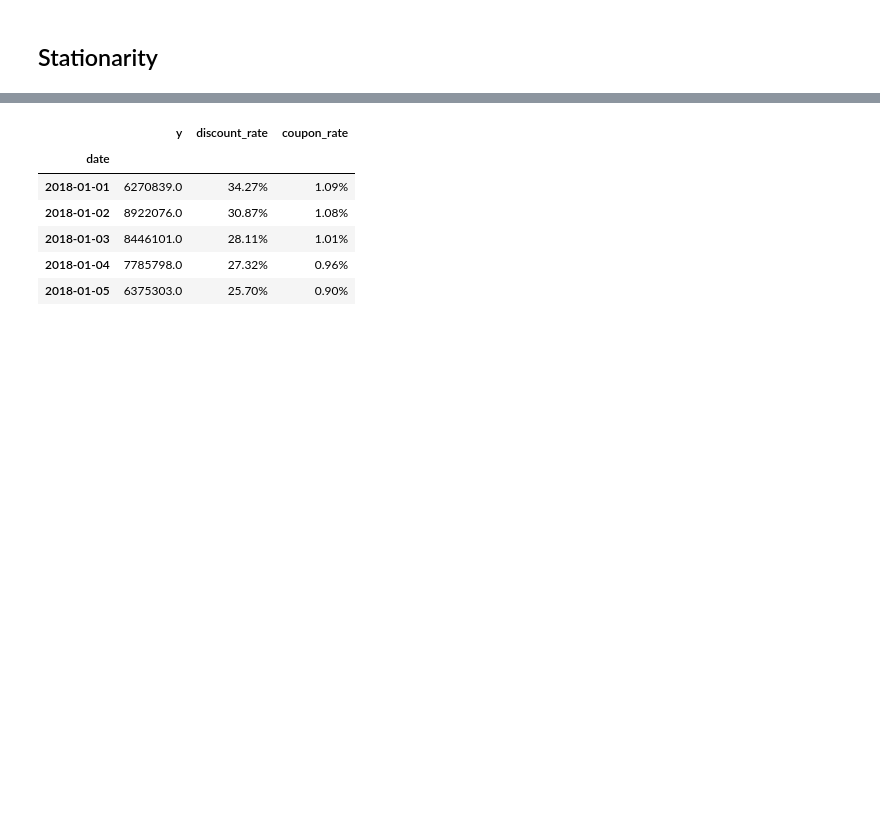
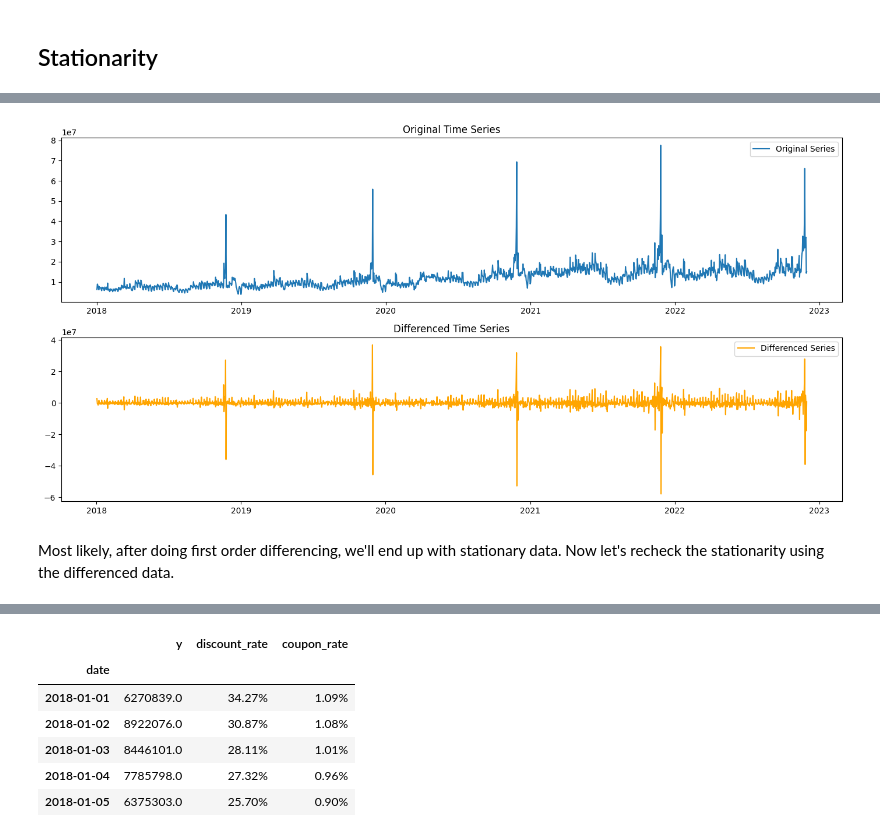
Before and after one commit to ReinerJasin/learn_time_series, a Jupyter notebook: project/7-ARIMA.ipynb, the cells around one changed output, grey strips where cells are left out. Saved outputs shown, nothing was run; the diff lists cells and outputs as text; code cells hidden in the pictures; blank space fills up the shorter version.

```diff
--- a/project/7-ARIMA.ipynb
+++ b/project/7-ARIMA.ipynb
@@ -180,0 +205,22 @@ We can use the Augmented Dickey-Fuller test which is a method to test whether th
+# %%
+# Difference the series
+data['y_diff'] = data.y.diff().dropna()
+
+# Plotting the original and differenced series
+plt.figure(figsize=(14, 7))
+plt.subplot(2, 1, 1)    # 2 rows, 1 column, 1st subplot
+plt.plot(data.y, label='Original Series')
+plt.title('Original Time Series')
+plt.legend()
+
+plt.subplot(2, 1, 2)    # 2 rows, 1 column, 2nd subplot
+plt.plot(data.y_diff, label='Differenced Series', color='orange')
+plt.title('Differenced Time Series')
+plt.legend()
+
+plt.tight_layout()
+plt.show()
+# %% [output]
+[figure, added]
+# %% [markdown]
+Most likely, after doing first order differencing, we'll end up with stationary data. Now let's recheck the stationarity using the differenced data.
```
Also changed, not shown: parts of 7 cells of this notebook.
